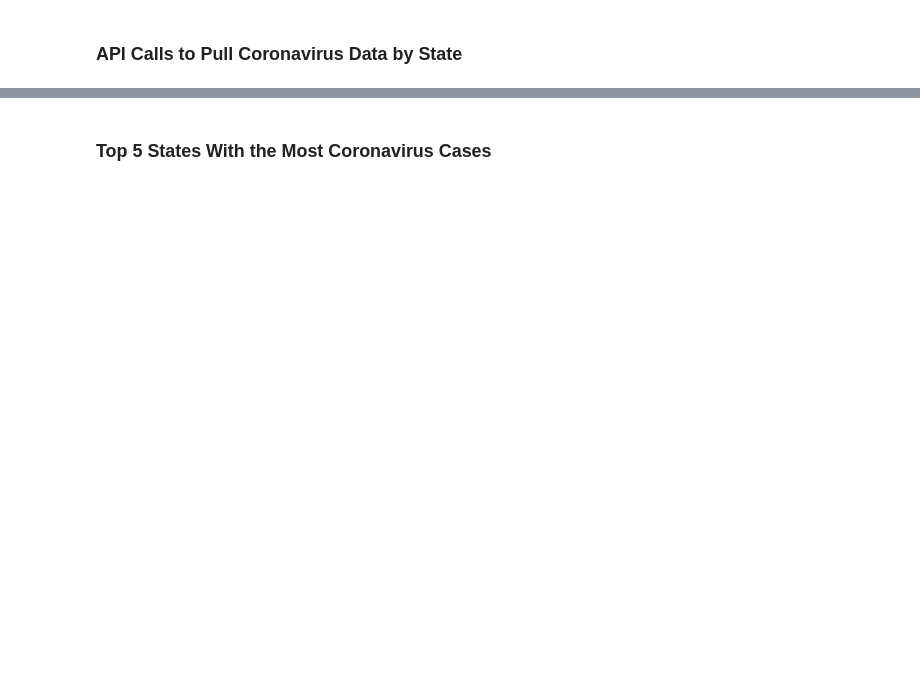
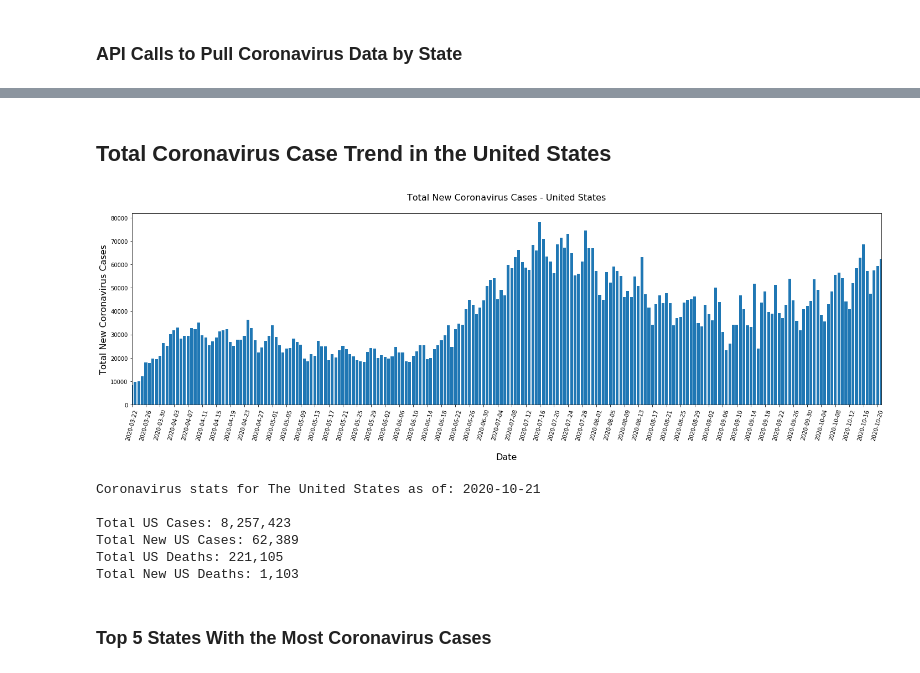
Before and after one commit to jbski/Covid19, a Jupyter notebook: Covid_19.ipynb, the cells around one changed output, grey strips where cells are left out. Cells and saved outputs as stored; diff of their text form; code cells hidden in the pictures; blank space fills up the shorter version.

Commit message:
update 10-21-2020 data

```diff
--- a/Covid_19.ipynb
+++ b/Covid_19.ipynb
@@ -306,6 +308,53 @@ covid_state_df = pd.read_csv(state_data_path, index_col='State')
 covid_county_df = pd.read_csv(county_data_path, index_col='State')
 state_plots_df = pd.read_csv(state_data_path, index_col='Date')
 map_county_df = pd.read_csv(map_county_data_path, index_col = 'State')
+# %% [markdown]
+## Total Coronavirus Case Trend in the United States
+# %%
+# Create a dataframe to show the trend of total US coronavirus cases by date
+tot_us_cases_trend_df = covid_state_df.reset_index().set_index('Date')
+tot_cases_gb = tot_us_cases_trend_df.groupby('Date')
+tot_us_cases_trend_df = tot_cases_gb[['Total Cases', 'New Cases', 'Total Deaths', 'New Deaths']].sum()
+#Export dataframe to .csv file
+tot_us_cases_trend_df.to_csv('Resources/tot_us_cases_trend_df.csv')
+
+# Plot the data as a bar chart
+fig, ax = plt.subplots(figsize=(20, 7))
+ax.bar(tot_us_cases_trend_df.index.values, tot_us_cases_trend_df['New Cases'])
+max_date = tot_us_cases_trend_df.index.max()
+ax.set_xlim(['2020-03-22',max_date])
+
+# Set the x axis labels to show every 6th day
+ax.set_xticks(ax.get_xticks()[::4])
+plt.xticks(rotation=75)
+
+# Set the plot titles and labels
+plt.title('Total New Coronavirus Cases - United States\n', fontsize=16)
+plt.xlabel('\nDate', fontsize=16)
+plt.ylabel('Total New Coronavirus Cases', fontsize=16)
+plt.tight_layout()
+# %% [output]
+[figure, added]
+# %%
+# Show the total cases in the US
+total_us_cases = last_state_date_df['Total Cases'].sum()
+new_us_cases = last_state_date_df['New Cases'].sum()
+total_us_deaths = last_state_date_df['Total Deaths'].sum()
+new_us_deaths = last_state_date_df['New Deaths'].sum()
+date = last_state_date_df['Date'].max()
+
+print(f'Coronavirus stats for The United States as of: {date}')
+print("\n"f'Total US Cases: {total_us_cases:,}')
+print(f'Total New US Cases: {new_us_cases:,}')
+print(f'Total US Deaths: {total_us_deaths:,}')
+print(f'Total New US Deaths: {new_us_deaths:,}')
+# %% [output]
+Coronavirus stats for The United States as of: 2020-10-21
+
+Total US Cases: 8,257,423
+Total New US Cases: 62,389
+Total US Deaths: 221,105
+Total New US Deaths: 1,103
 # %% [markdown]
 ### Top 5 States With the Most Coronavirus Cases
 # %%
```
Also changed, not shown: parts of 20 cells of this notebook, 4 other files.
